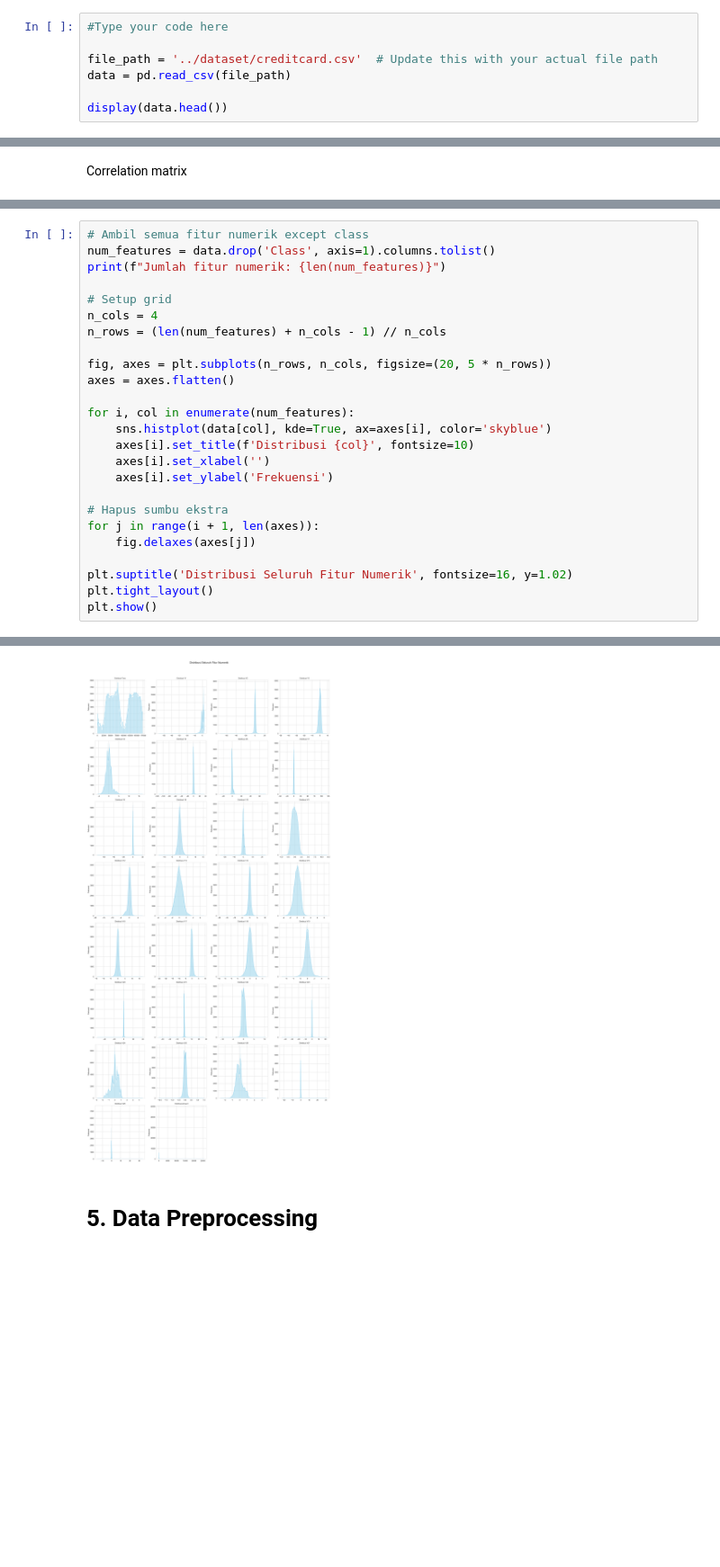
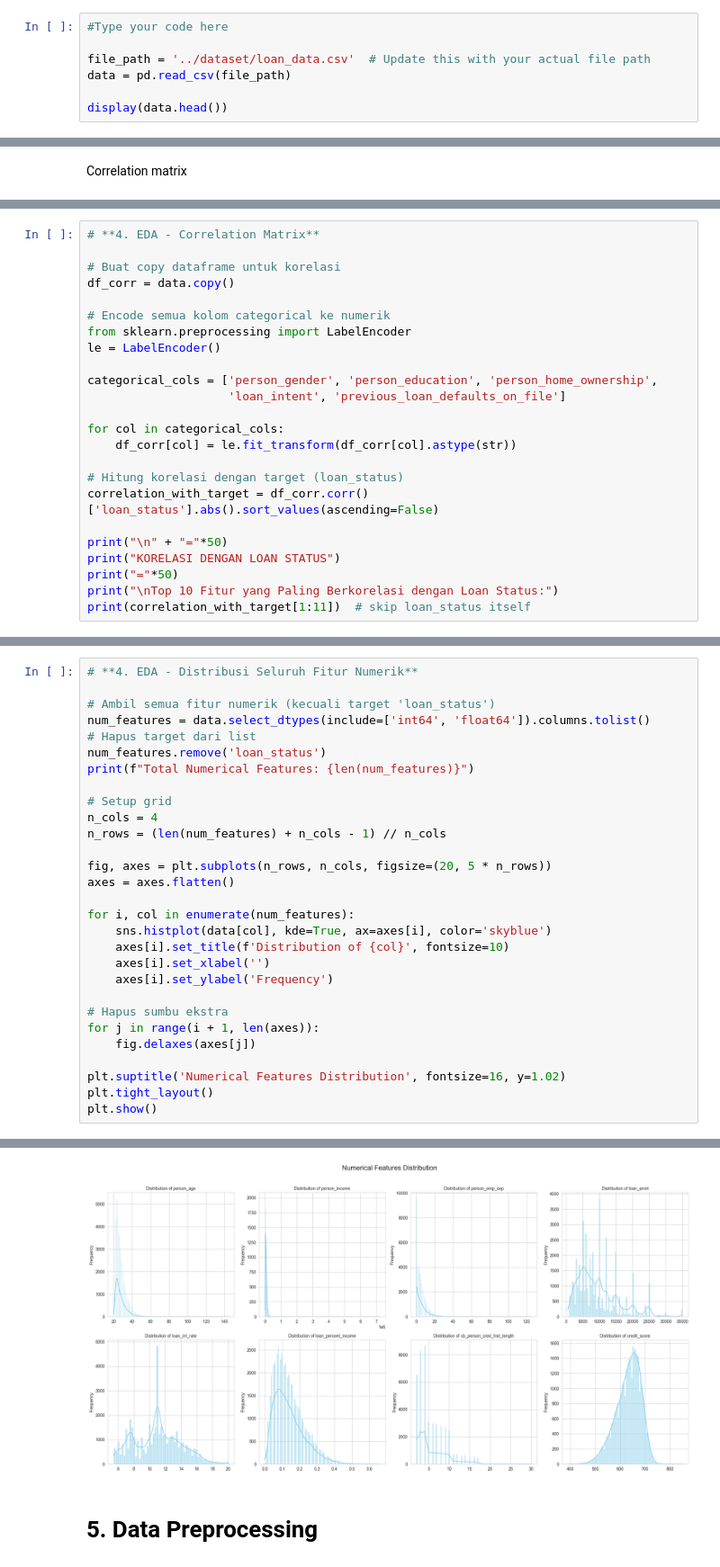
Before and after one commit to HBEKS/Eksperimen_SML_Daniel-Wuliutomo, a Jupyter notebook: preprocessing/Template_Eksperimen_MSML.ipynb, the cells around one changed output, grey strips where cells are left out. Shown at 90% size. Saved outputs shown, nothing was run; the diff lists cells and outputs as text; blank space fills up the shorter version.

Commit message:
Feat: Initial Credit Card Fraud dataset, update experiment notebook, and update automated data preprocessing

```diff
--- a/preprocessing/Template_Eksperimen_MSML.ipynb
+++ b/preprocessing/Template_Eksperimen_MSML.ipynb
@@ -50,7 +50,7 @@ Jika dataset berupa unstructured data, silakan sesuaikan dengan format seperti k
 # %%
 #Type your code here
 
-file_path = '../dataset/creditcard.csv'  # Update this with your actual file path
+file_path = '../dataset/loan_data.csv'  # Update this with your actual file path
 data = pd.read_csv(file_path)
 
 display(data.head())
@@ -193,0 +129,24 @@ Name: Class, dtype: float64
+# %%
+# **4. EDA - Correlation Matrix**
+
+# Buat copy dataframe untuk korelasi
+df_corr = data.copy()
+
+# Encode semua kolom categorical ke numerik
+from sklearn.preprocessing import LabelEncoder
+le = LabelEncoder()
+
+categorical_cols = ['person_gender', 'person_education', 'person_home_ownership',
+                    'loan_intent', 'previous_loan_defaults_on_file']
+
+for col in categorical_cols:
+    df_corr[col] = le.fit_transform(df_corr[col].astype(str))
+
+# Hitung korelasi dengan target (loan_status)
+correlation_with_target = df_corr.corr()['loan_status'].abs().sort_values(ascending=False)
+
+print("\n" + "="*50)
+print("KORELASI DENGAN LOAN STATUS")
+print("="*50)
+print("\nTop 10 Fitur yang Paling Berkorelasi dengan Loan Status:")
+print(correlation_with_target[1:11])  # skip loan_status itself
@@ -215,7 +191,11 @@ plt.show()
 # %%
-# Ambil semua fitur numerik except class
-num_features = data.drop('Class', axis=1).columns.tolist()
-print(f"Jumlah fitur numerik: {len(num_features)}")
+# **4. EDA - Distribusi Seluruh Fitur Numerik**
+
+# Ambil semua fitur numerik (kecuali target 'loan_status')
+num_features = data.select_dtypes(include=['int64', 'float64']).columns.tolist()
+# Hapus target dari list
+num_features.remove('loan_status')
+print(f"Total Numerical Features: {len(num_features)}")
 
 # Setup grid
 n_cols = 4
@@ -226,15 +206,15 @@ axes = axes.flatten()
 
 for i, col in enumerate(num_features):
     sns.histplot(data[col], kde=True, ax=axes[i], color='skyblue')
-    axes[i].set_title(f'Distribusi {col}', fontsize=10)
+    axes[i].set_title(f'Distribution of {col}', fontsize=10)
     axes[i].set_xlabel('')
-    axes[i].set_ylabel('Frekuensi')
+    axes[i].set_ylabel('Frequency')
 
 # Hapus sumbu ekstra
 for j in range(i + 1, len(axes)):
     fig.delaxes(axes[j])
 
-plt.suptitle('Distribusi Seluruh Fitur Numerik', fontsize=16, y=1.02)
+plt.suptitle('Numerical Features Distribution', fontsize=16, y=1.02)
 plt.tight_layout()
 plt.show()
 # %% [output]
@@ -242,4 +222,4 @@ Jumlah fitur numerik: 30
-[figure, old version]
+[figure, new version]
 # %% [markdown]
 # **5. Data Preprocessing**
 # %% [markdown]
```
Also changed, not shown: parts of 11 cells of this notebook, 3 other files.
